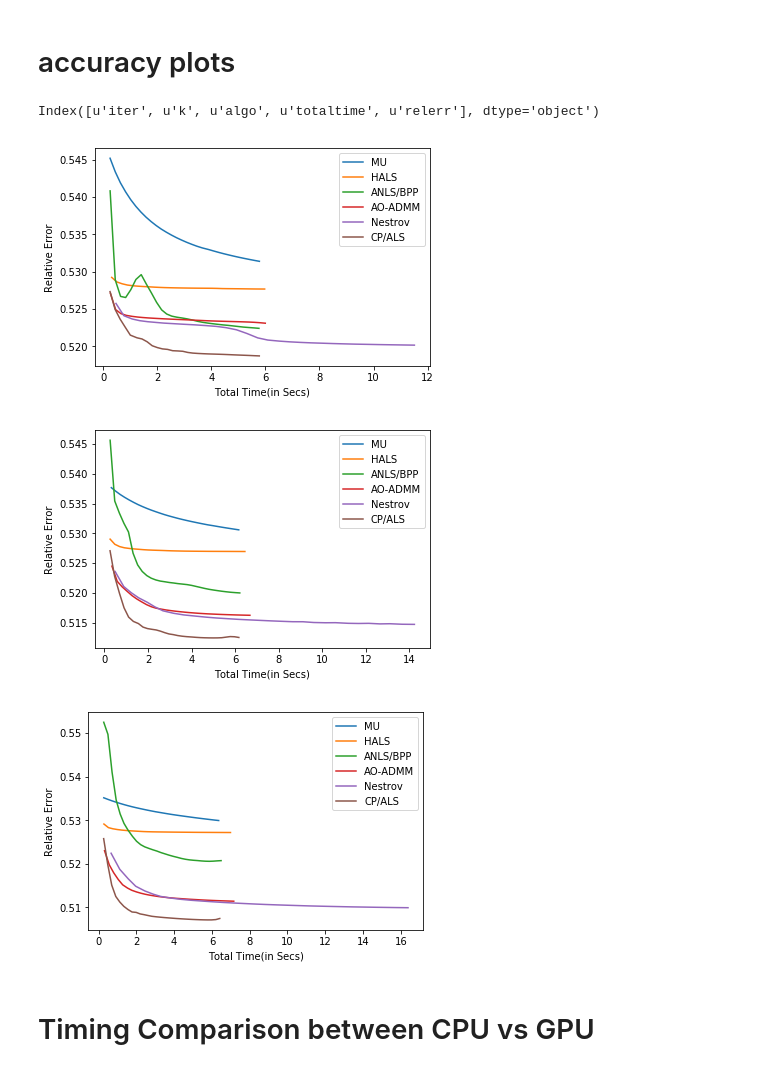
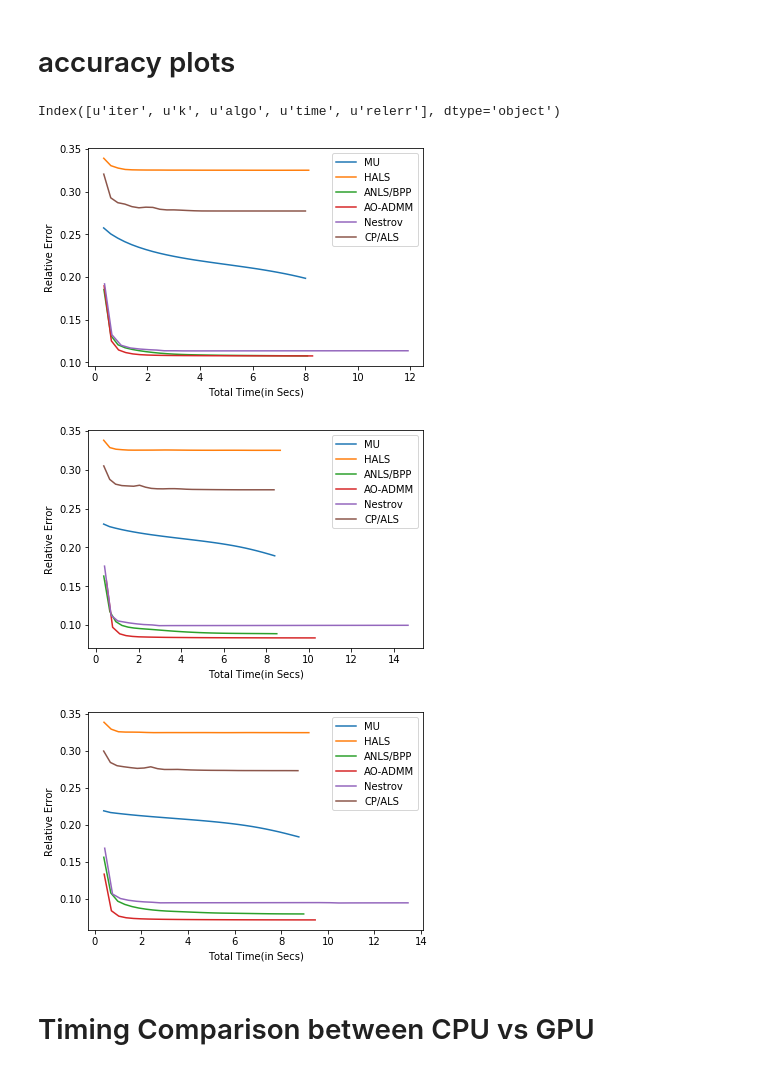
Before and after one commit to ramkikannan/planc, a Jupyter notebook: latex/toms/data/tomsplots.ipynb, the cells around one changed output. Drawn from its saved outputs; the diff is of its cells as text; code cells hidden in the pictures.

Commit message:
all experiment plots with nesterov20

```diff
--- a/latex/toms/data/tomsplots.ipynb
+++ b/latex/toms/data/tomsplots.ipynb
@@ -4,26 +4,26 @@ import matplotlib.pyplot as plt
 # %% [markdown]
 # accuracy plots
 # %%
-frame=pd.read_csv('accuracyrwp64ksweep.dat', delimiter='\t', header=0, comment='#')
+frame=pd.read_csv('accuracymousep64ksweep_nesterov20.dat', delimiter=' ', header=0, comment='#')
 print frame.columns
 # frame_subset=frame[[u'k',u'totaltime',u'algo',u'relerr',u'gpu']]
-frame_subset=frame[[u'k',u'totaltime',u'algo',u'relerr']]
+frame_subset=frame[[u'k',u'time',u'algo',u'relerr']]
 for lowrank in [32, 64, 96]:
     #frame_k=frame_subset.loc[(frame_subset['k']==lowrank) & frame_subset['gpu']==1]
     frame_k=frame_subset.loc[(frame_subset['k']==lowrank)]
     fig, ax = plt.subplots()
     for key, grp in frame_k.groupby(['algo']):
-        ax = grp.plot(ax=ax, kind='line', x='totaltime', y='relerr', label=key)
+        ax = grp.plot(ax=ax, kind='line', x='time', y='relerr', label=key)
     plt.legend(['MU','HALS','ANLS/BPP','AO-ADMM','Nestrov','CP/ALS'],loc='best')
     plt.ylabel('Relative Error')
     plt.xlabel('Total Time(in Secs)')
     plt.show()
-    fig.savefig('plots/accuracyrw'+str(lowrank)+'.pdf')
+    fig.savefig('plots/accuracymouse'+str(lowrank)+'.pdf')
 # %% [output]
-Index([u'iter', u'k', u'algo', u'totaltime', u'relerr'], dtype='object')
+Index([u'iter', u'k', u'algo', u'time', u'relerr'], dtype='object')
-[figure, old version]
+[figure, new version]
-[figure, old version]
+[figure, new version]
-[figure, old version]
+[figure, new version]
 # %% [markdown]
 # Timing Comparison between CPU vs GPU
 # %%
```
Also changed, not shown: parts of 3 cells of this notebook, 31 other files.
